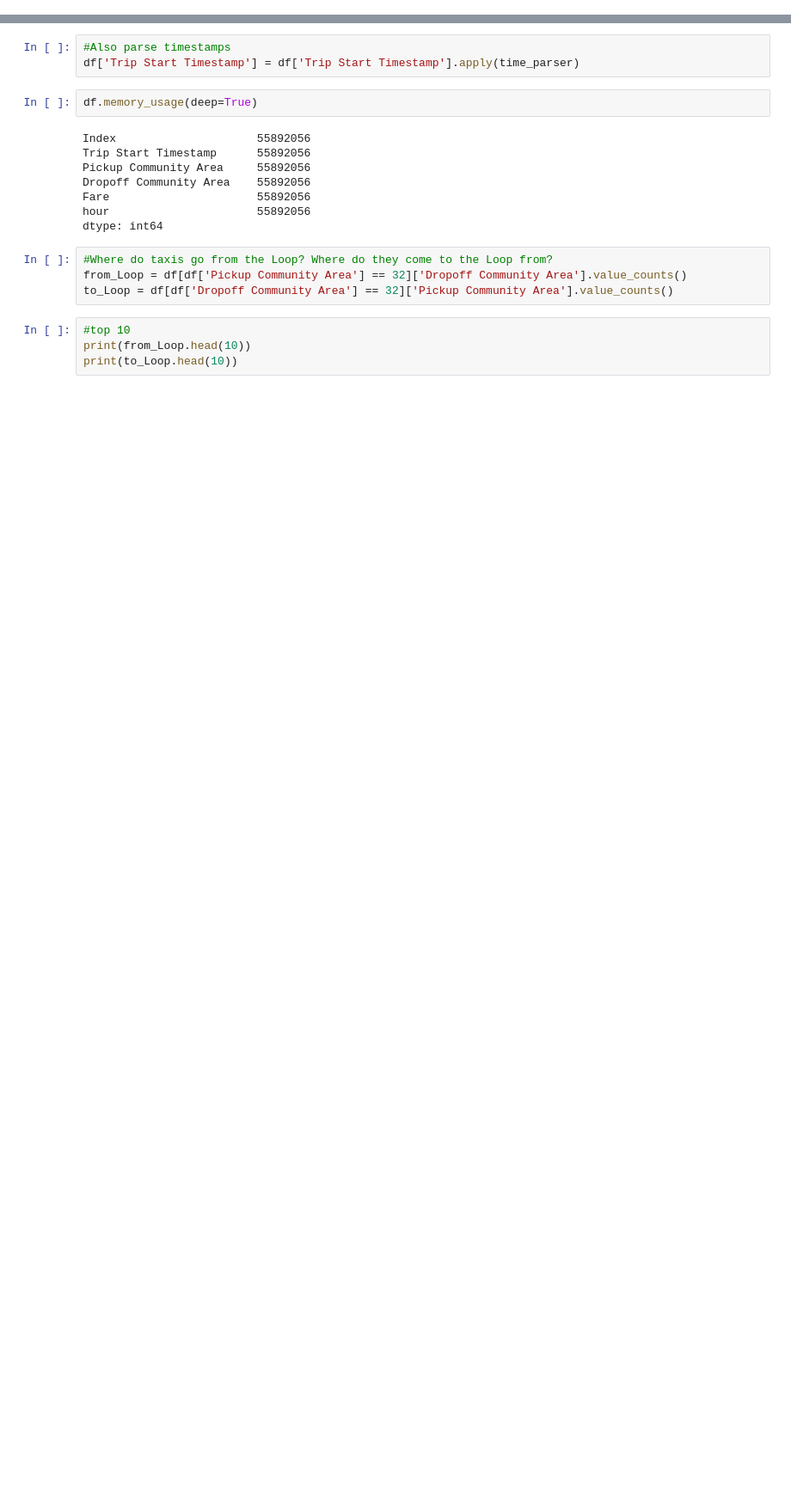
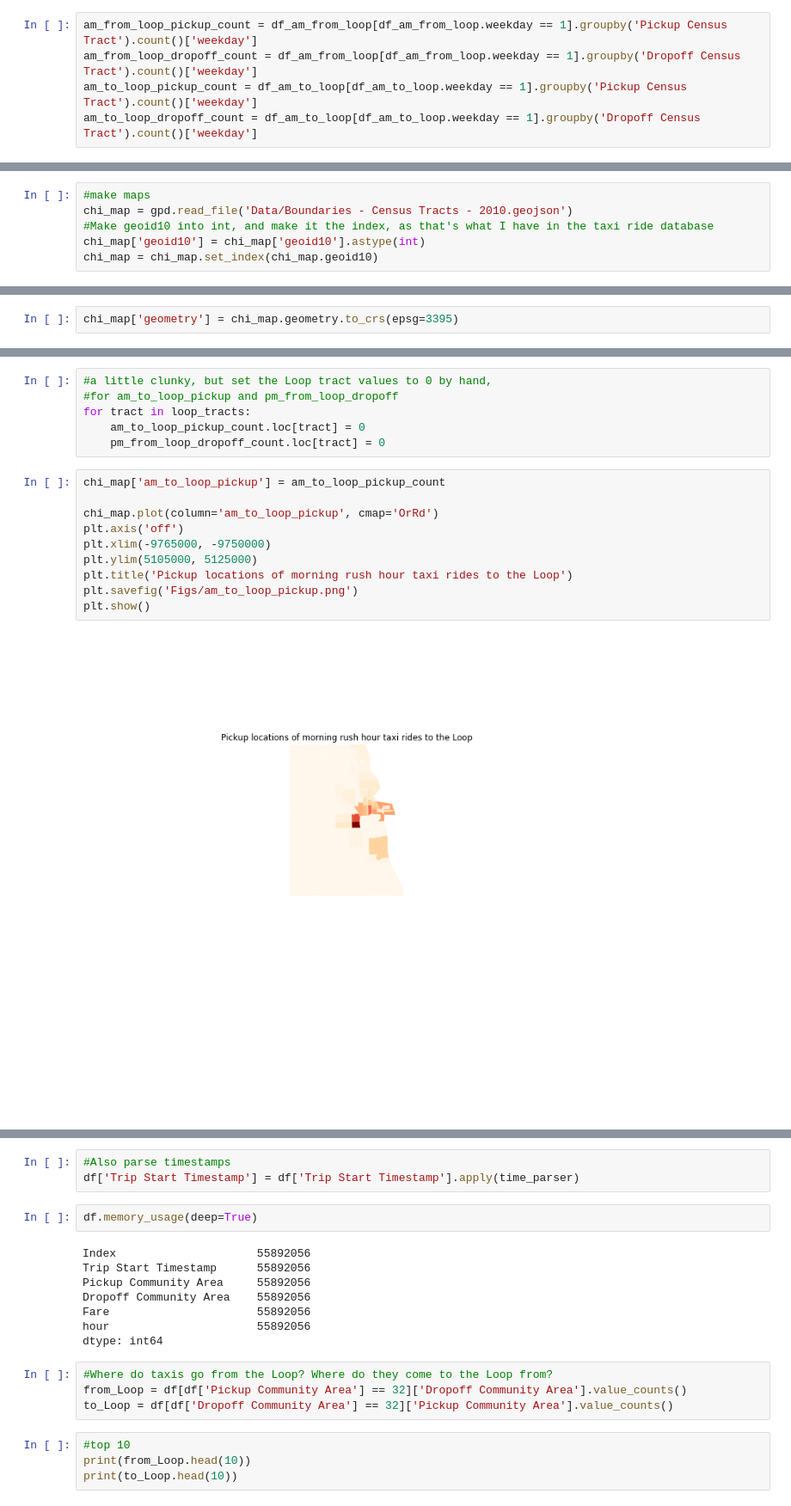
Before and after one commit to Inoueian/chicago-taxi, a Jupyter notebook: chicago-taxi_loop.ipynb, the cells around one changed output, grey strips where cells are left out. Shown: that part at 86% size. Drawn from its saved outputs; the diff is of its cells as text; blank space fills up the shorter version.

Commit message:
make figs from census tract data

```diff
--- a/chicago-taxi_loop.ipynb
+++ b/chicago-taxi_loop.ipynb
@@ -92,0 +77,5 @@ df['Fare'] = df['Fare'].apply(fare_converter)
+# %%
+am_from_loop_pickup_count = df_am_from_loop[df_am_from_loop.weekday == 1].groupby('Pickup Census Tract').count()['weekday']
+am_from_loop_dropoff_count = df_am_from_loop[df_am_from_loop.weekday == 1].groupby('Dropoff Census Tract').count()['weekday']
+am_to_loop_pickup_count = df_am_to_loop[df_am_to_loop.weekday == 1].groupby('Pickup Census Tract').count()['weekday']
+am_to_loop_dropoff_count = df_am_to_loop[df_am_to_loop.weekday == 1].groupby('Dropoff Census Tract').count()['weekday']
@@ -92,0 +96,6 @@ df['Fare'] = df['Fare'].apply(fare_converter)
+# %%
+#make maps
+chi_map = gpd.read_file('Data/Boundaries - Census Tracts - 2010.geojson')
+#Make geoid10 into int, and make it the index, as that's what I have in the taxi ride database
+chi_map['geoid10'] = chi_map['geoid10'].astype(int)
+chi_map = chi_map.set_index(chi_map.geoid10)
@@ -92,0 +121,2 @@ df['Fare'] = df['Fare'].apply(fare_converter)
+# %%
+chi_map['geometry'] = chi_map.geometry.to_crs(epsg=3395)
@@ -92,0 +133,18 @@ df['Fare'] = df['Fare'].apply(fare_converter)
+# %%
+#a little clunky, but set the Loop tract values to 0 by hand,
+#for am_to_loop_pickup and pm_from_loop_dropoff
+for tract in loop_tracts:
+    am_to_loop_pickup_count.loc[tract] = 0
+    pm_from_loop_dropoff_count.loc[tract] = 0
+# %%
+chi_map['am_to_loop_pickup'] = am_to_loop_pickup_count
+
+chi_map.plot(column='am_to_loop_pickup', cmap='OrRd')
+plt.axis('off')
+plt.xlim(-9765000, -9750000)
+plt.ylim(5105000, 5125000)
+plt.title('Pickup locations of morning rush hour taxi rides to the Loop')
+plt.savefig('Figs/am_to_loop_pickup.png')
+plt.show()
+# %% [output]
+[figure, added]
```
Also changed, not shown: parts of 32 cells of this notebook, 4 other files.
